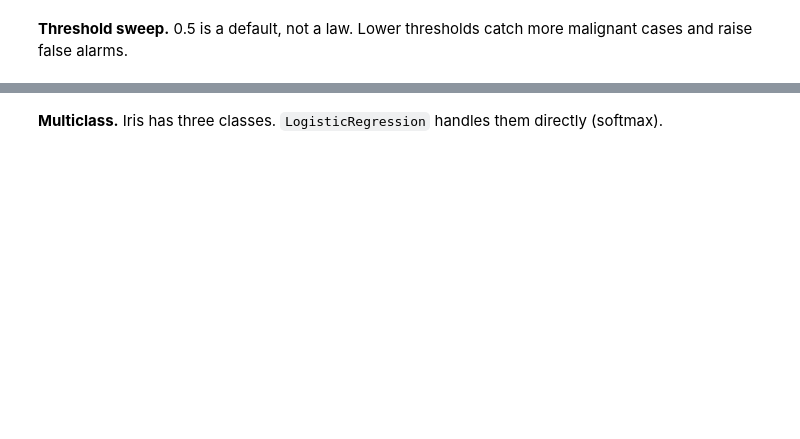
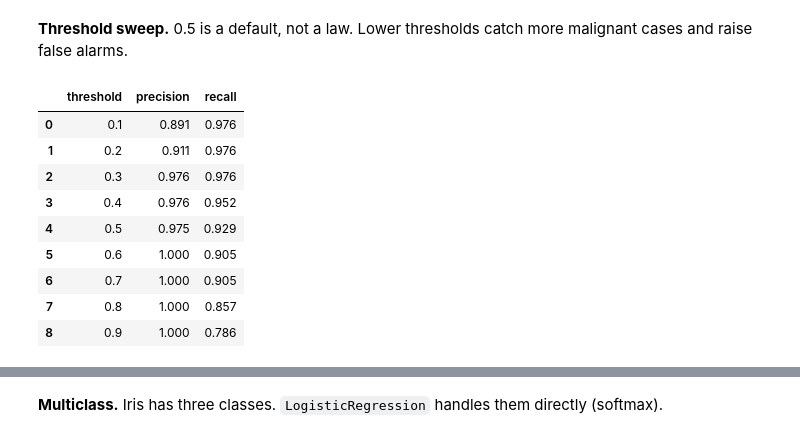
Before and after one commit to panthron-dev/quake-lab, a Jupyter notebook: notebooks/day2-3_part1_sklearn_basics.ipynb, the cells around one changed output, grey strips where cells are left out. Saved outputs shown, nothing was run; the diff lists cells and outputs as text; code cells hidden in the pictures; blank space fills up the shorter version.

```diff
--- a/notebooks/day2-3_part1_sklearn_basics.ipynb
+++ b/notebooks/day2-3_part1_sklearn_basics.ipynb
@@ -311,11 +384,10 @@ yb = (yc == 0).astype(int)          # 1 = malignant
 Xb_tr, Xb_te, yb_tr, yb_te = train_test_split(
     Xc, yb, test_size=0.2, stratify=yb, random_state=RANDOM_STATE)
 
-# TODO: pipeline StandardScaler -> LogisticRegression(max_iter=1000); fit on the training data
-clf = ...
-...
-# TODO: probability of the positive class for the test rows
-proba = ...
+clf = make_pipeline(StandardScaler(), LogisticRegression(max_iter=1000))
+clf.fit(Xb_tr, yb_tr)
+# predict_proba gives [P(class 0), P(class 1)] per row; take column 1
+proba = clf.predict_proba(Xb_te)[:, 1]
 # %%
 assert proba.shape == (len(Xb_te),)
 auc = roc_auc_score(yb_te, proba)
@@ -337,8 +414,21 @@ print(f"precision {precision:.3f}   recall {recall:.3f}   F1 {f1:.3f}")
 # %%
 rows = []
 for t in np.arange(0.1, 0.95, 0.1):
-    # TODO: predictions at threshold t, then append {"threshold", "precision", "recall"} to rows
-    ...
+    p_t = (proba >= t).astype(int)
+    rows.append({"threshold": round(t, 1),
+                 "precision": precision_score(yb_te, p_t, zero_division=0),
+                 "recall": recall_score(yb_te, p_t)})
 table = pd.DataFrame(rows).round(3)
 table
+# %% [output]
+|  | threshold | precision | recall |
+| 0 | 0.1 | 0.891 | 0.976 |
+| 1 | 0.2 | 0.911 | 0.976 |
+| 2 | 0.3 | 0.976 | 0.976 |
+| 3 | 0.4 | 0.976 | 0.952 |
+| 4 | 0.5 | 0.975 | 0.929 |
+| 5 | 0.6 | 1.000 | 0.905 |
+| 6 | 0.7 | 1.000 | 0.905 |
+| 7 | 0.8 | 1.000 | 0.857 |
+| 8 | 0.9 | 1.000 | 0.786 |
 # %%
```
Also changed, not shown: parts of 43 cells of this notebook.
